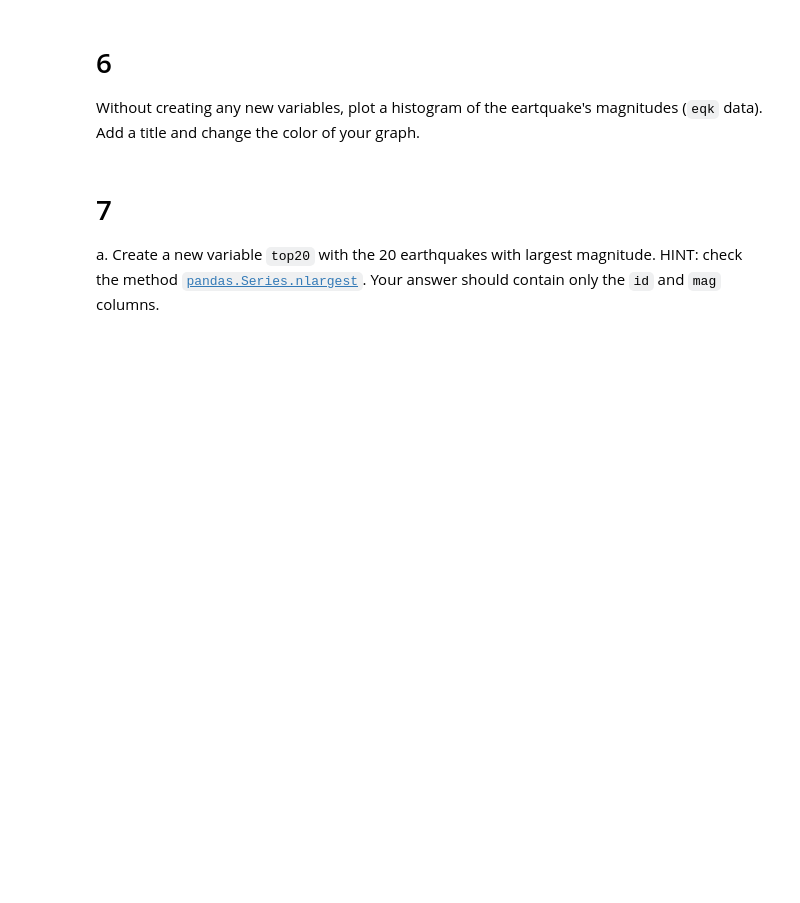
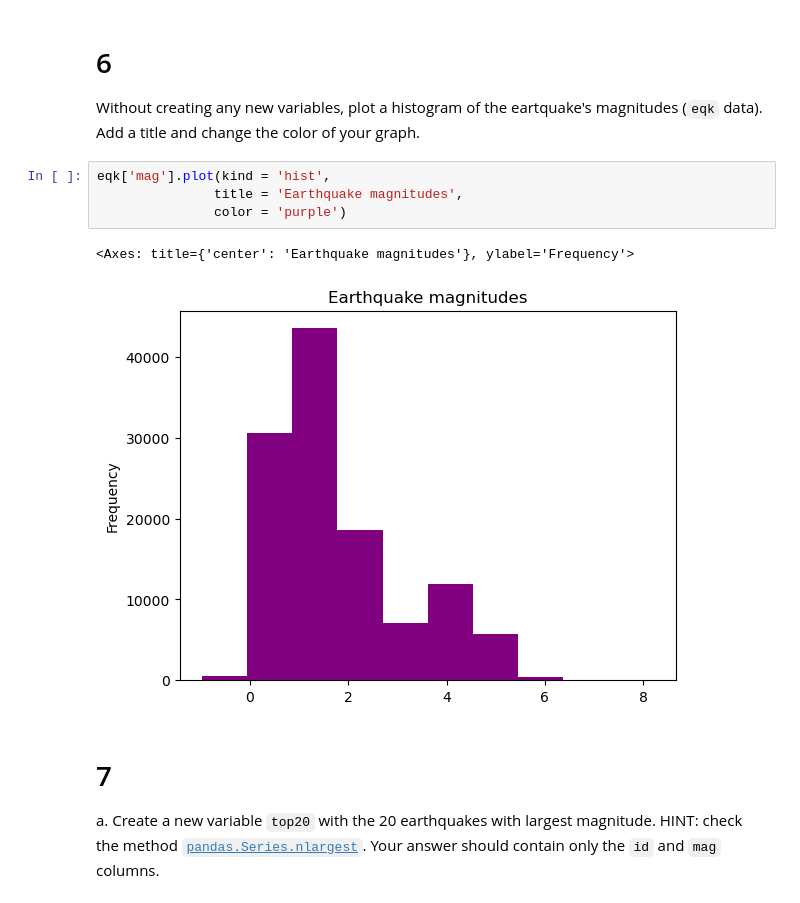
Before and after one commit to gitanjali1024/eds220-hwk1, a Jupyter notebook: task3/hwk1-task3-earthquakes.ipynb, the cells around one changed output. Drawn from its saved outputs; the diff is of its cells as text; blank space fills up the shorter version.

Commit message:
created histogram of earthquake magnitudes

```diff
--- a/task3/hwk1-task3-earthquakes.ipynb
+++ b/task3/hwk1-task3-earthquakes.ipynb
@@ -177,6 +192,13 @@ grader.check("q5")
 
 # 6
 Without creating any new variables, plot a histogram of the eartquake's magnitudes (`eqk` data). Add a title and change the color of your graph.
+# %%
+eqk['mag'].plot(kind = 'hist',
+               title = 'Earthquake magnitudes',
+               color = 'purple')
+# %% [output]
+<Axes: title={'center': 'Earthquake magnitudes'}, ylabel='Frequency'>
+[figure, added]
 # %% [markdown]
 <!-- END QUESTION -->
 
```
Also changed, not shown: parts of 7 cells of this notebook.
